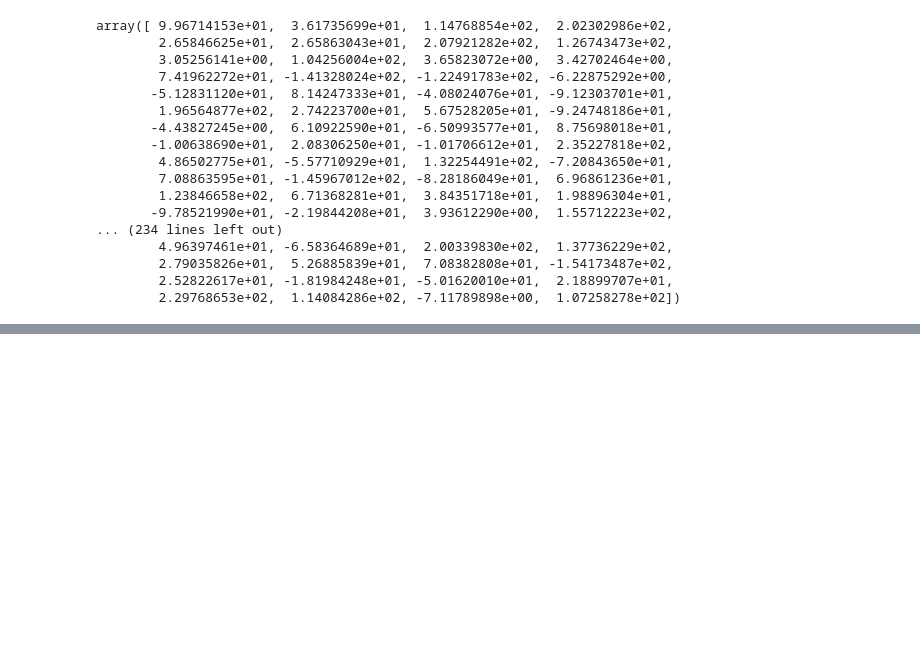
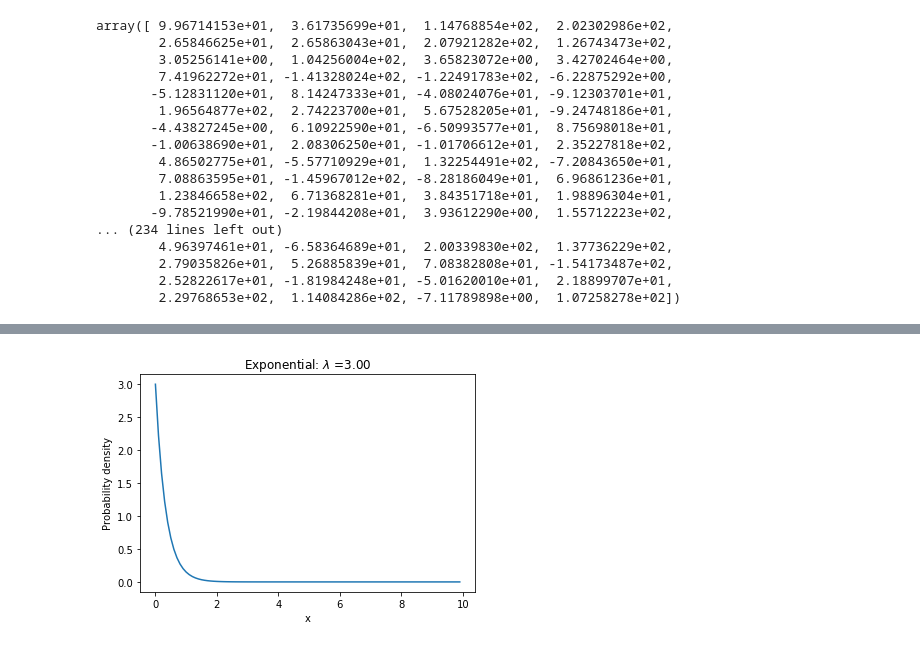
Before and after one commit to bexiturley/assignment-2019-programming-and-data-analysis, a Jupyter notebook: numpyrandom.ipynb, the cells around one changed output, grey strips where cells are left out. Drawn from its saved outputs; the diff is of its cells as text; code cells hidden in the pictures; blank space fills up the shorter version.

```diff
--- a/numpyrandom.ipynb
+++ b/numpyrandom.ipynb
@@ -463,0 +493,11 @@ plt.show (sns.distplot(np.random.normal(50, 10.0, 1000), bins=20, color='b'))
+# %%
+lam = 3
+x = np.arange(0, 10, .1)
+y = lam * np.exp(- lam* x)
+plt.plot(x,y)
+plt.title('Exponential: $\lambda$ =%.2f' % lam)
+plt.xlabel('x')
+plt.ylabel('Probability density')
+plt.show()
+# %% [output]
+[figure, added]
```
Also changed, not shown: parts of 33 cells of this notebook.
